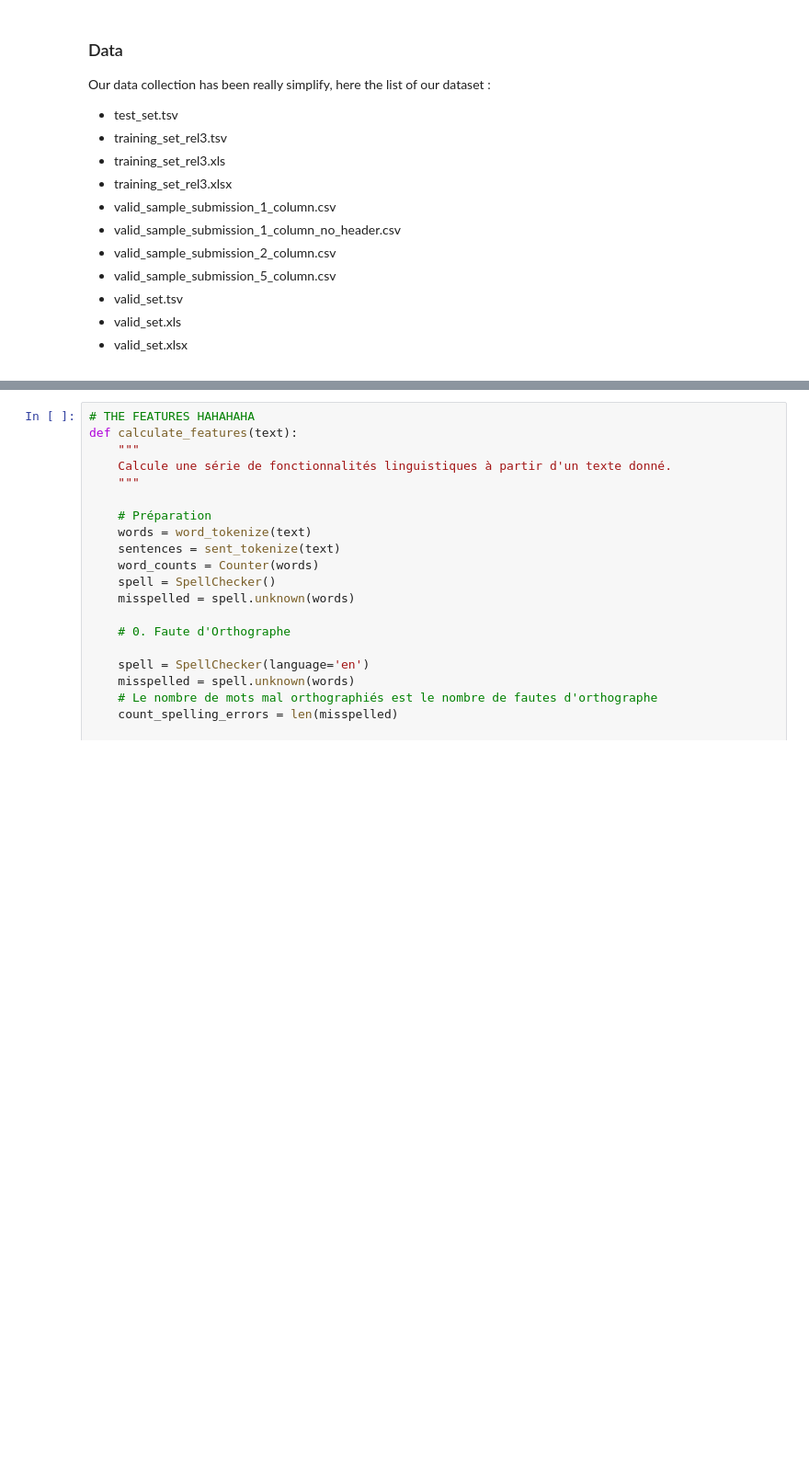
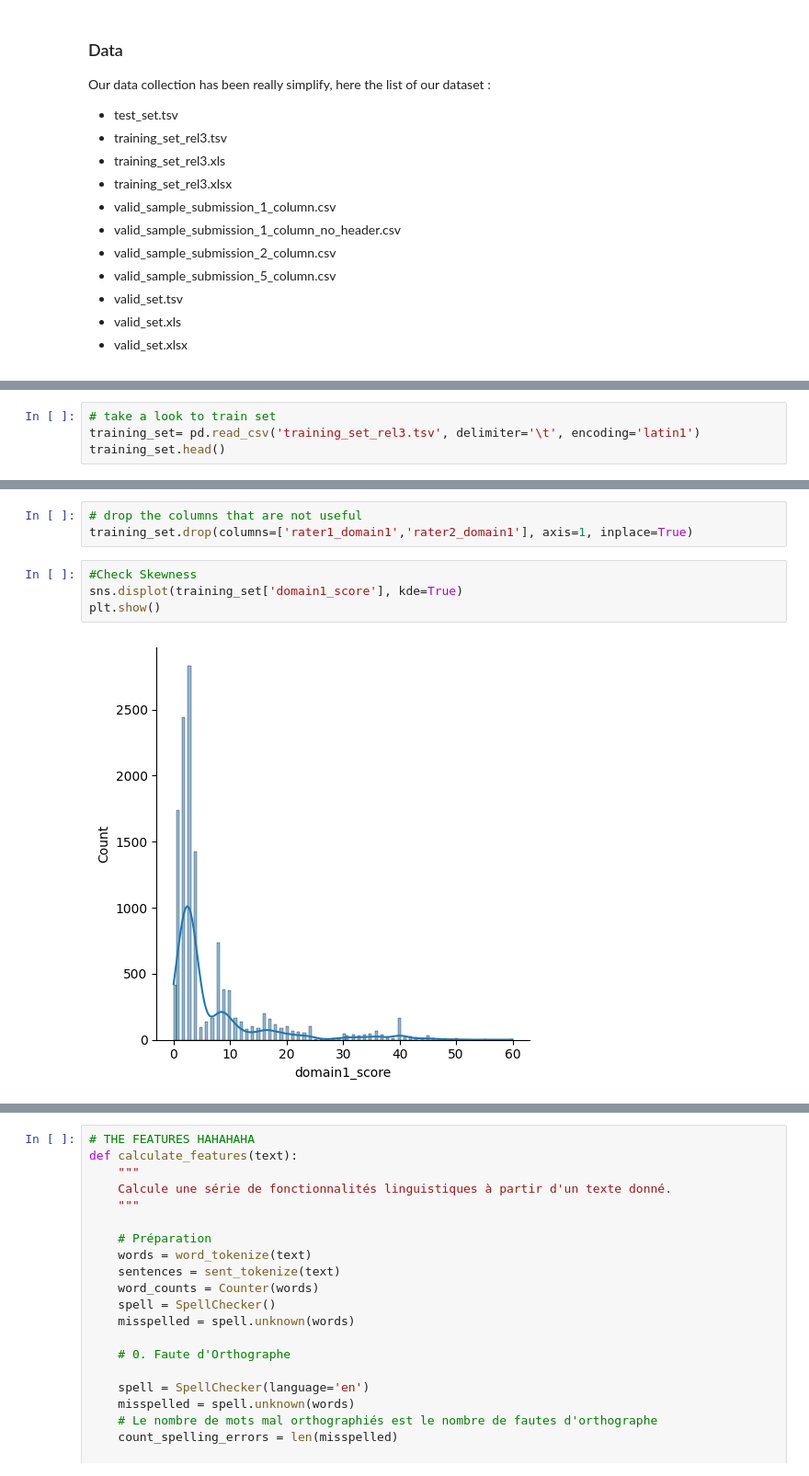
Before and after one commit to Martialkouass/Automated-essay-scoring-Machine-Learning-Model, a Jupyter notebook: NLP-PROJECT.ipynb, the cells around one changed output, grey strips where cells are left out. Shown at 92% size. Saved outputs shown, nothing was run; the diff lists cells and outputs as text; blank space fills up the shorter version.

```diff
--- a/NLP-PROJECT.ipynb
+++ b/NLP-PROJECT.ipynb
@@ -102,0 +128,4 @@ df_valid_set.describe()
+# %%
+# take a look to train set
+training_set= pd.read_csv('training_set_rel3.tsv', delimiter='\t', encoding='latin1')
+training_set.head()
@@ -173,0 +227,9 @@ memory usage: 2.8+ MB
+# %%
+# drop the columns that are not useful
+training_set.drop(columns=['rater1_domain1','rater2_domain1'], axis=1, inplace=True)
+# %%
+#Check Skewness
+sns.displot(training_set['domain1_score'], kde=True)
+plt.show()
+# %% [output]
+[figure, added]
```
Also changed, not shown: parts of 42 cells of this notebook, 2 other files.
